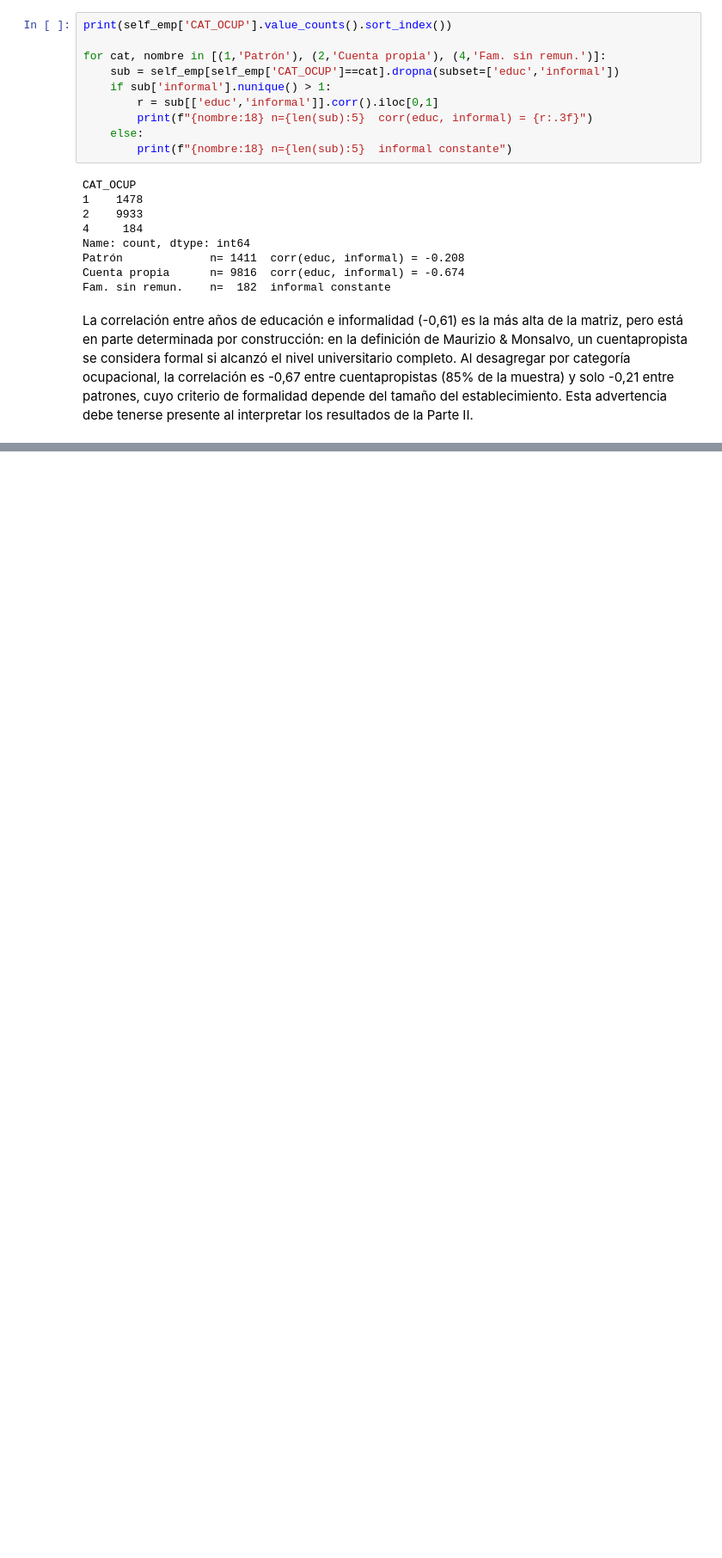
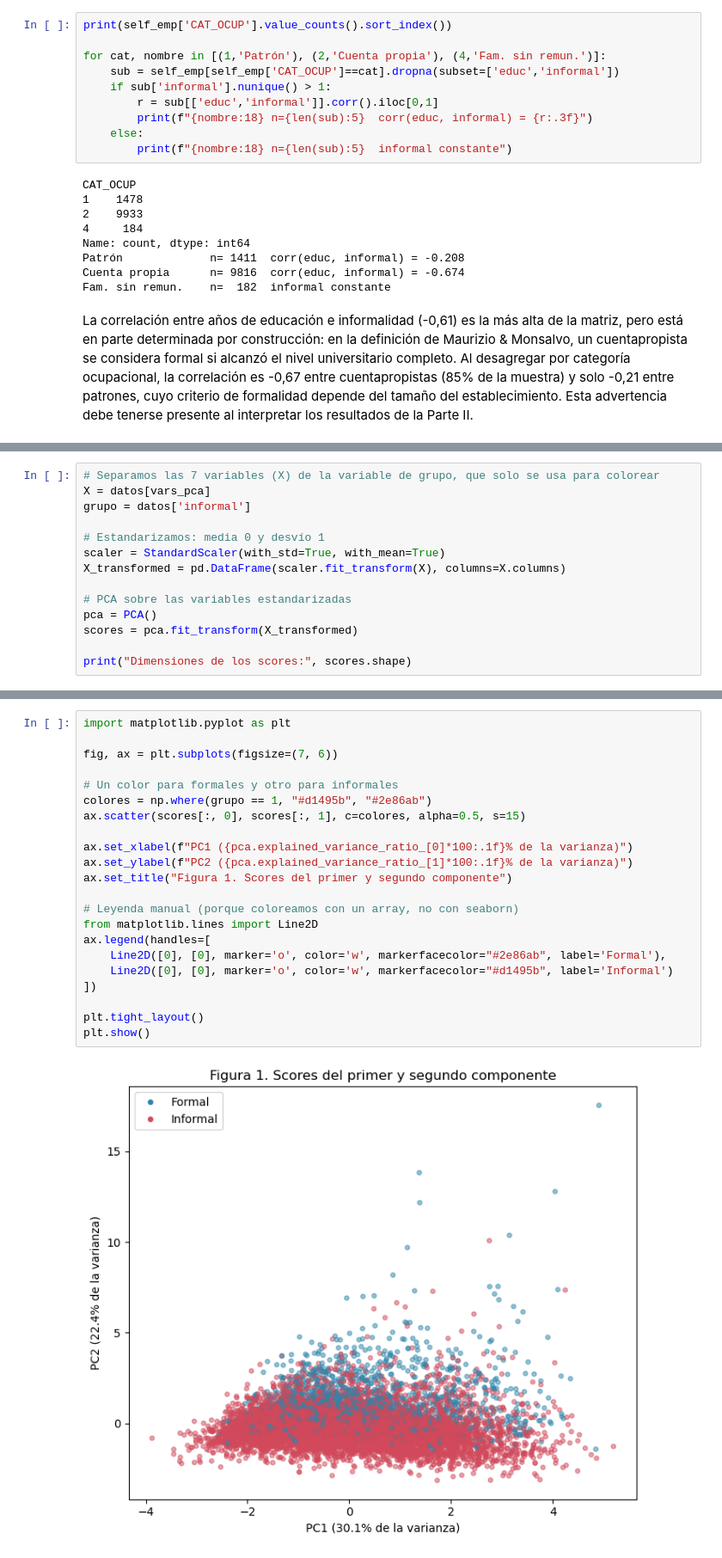
Before and after one commit to maylemes/TPs_Programacion_Grupo8, a Jupyter notebook: TP2/TP2_Programacion_Grupo8.ipynb, the cells around one changed output, grey strips where cells are left out. Shown at 86% size. Saved outputs shown, nothing was run; the diff lists cells and outputs as text; blank space fills up the shorter version.

```diff
--- a/TP2/TP2_Programacion_Grupo8.ipynb
+++ b/TP2/TP2_Programacion_Grupo8.ipynb
@@ -423,0 +448,14 @@ Name: count, dtype: int64
+# %%
+# Separamos las 7 variables (X) de la variable de grupo, que solo se usa para colorear
+X = datos[vars_pca]
+grupo = datos['informal']
+
+# Estandarizamos: media 0 y desvío 1
+scaler = StandardScaler(with_std=True, with_mean=True)
+X_transformed = pd.DataFrame(scaler.fit_transform(X), columns=X.columns)
+
+# PCA sobre las variables estandarizadas
+pca = PCA()
+scores = pca.fit_transform(X_transformed)
+
+print("Dimensiones de los scores:", scores.shape)
@@ -423,0 +466,24 @@ Name: count, dtype: int64
+# %%
+import matplotlib.pyplot as plt
+
+fig, ax = plt.subplots(figsize=(7, 6))
+
+# Un color para formales y otro para informales
+colores = np.where(grupo == 1, "#d1495b", "#2e86ab")
+ax.scatter(scores[:, 0], scores[:, 1], c=colores, alpha=0.5, s=15)
+
+ax.set_xlabel(f"PC1 ({pca.explained_variance_ratio_[0]*100:.1f}% de la varianza)")
+ax.set_ylabel(f"PC2 ({pca.explained_variance_ratio_[1]*100:.1f}% de la varianza)")
+ax.set_title("Figura 1. Scores del primer y segundo componente")
+
+# Leyenda manual (porque coloreamos con un array, no con seaborn)
+from matplotlib.lines import Line2D
+ax.legend(handles=[
+    Line2D([0], [0], marker='o', color='w', markerfacecolor="#2e86ab", label='Formal'),
+    Line2D([0], [0], marker='o', color='w', markerfacecolor="#d1495b", label='Informal')
+])
+
+plt.tight_layout()
+plt.show()
+# %% [output]
+[figure, added]
```
Also changed, not shown: parts of 37 cells of this notebook.
